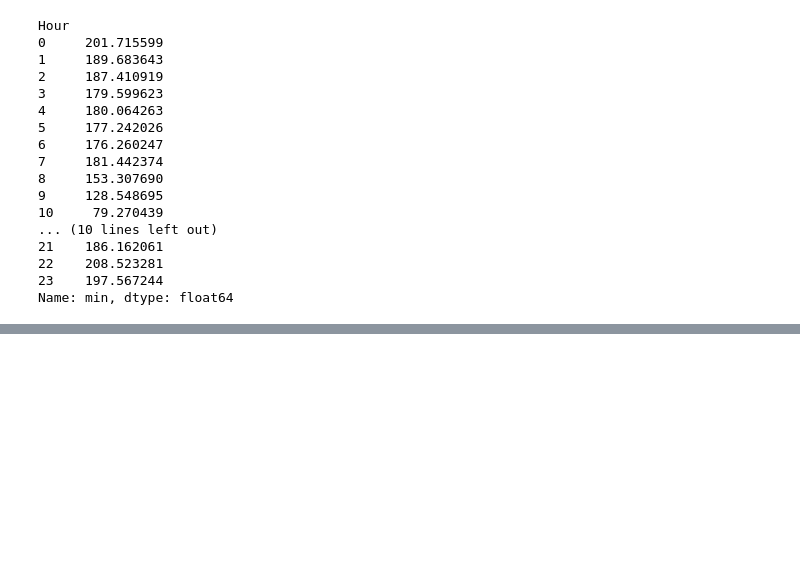
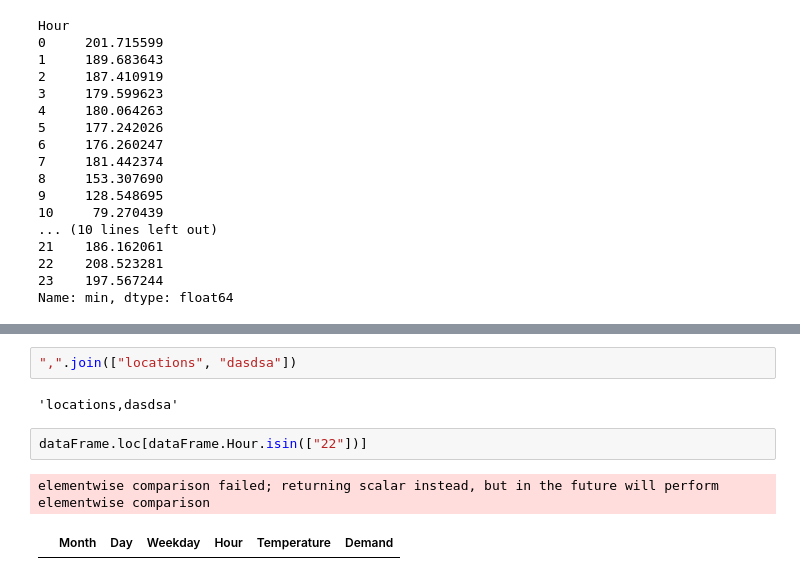
Before and after one commit to ivbhatt/dashboard_netload_forecasting, a Jupyter notebook: rough/Untitled.ipynb, the cells around one changed output, grey strips where cells are left out. Cells and saved outputs as stored; diff of their text form; blank space fills up the shorter version.

```diff
--- a/rough/Untitled.ipynb
+++ b/rough/Untitled.ipynb
@@ -81,0 +127,9 @@ Name: min, dtype: float64
+# %%
+",".join(["locations", "dasdsa"])
+# %% [output]
+'locations,dasdsa'
+# %%
+dataFrame.loc[dataFrame.Hour.isin(["22"])]
+# %% [output]
+elementwise comparison failed; returning scalar instead, but in the future will perform elementwise comparison
+|  | Month | Day | Weekday | Hour | Temperature | Demand |
```
Also changed, not shown: parts of 3 cells of this notebook.
